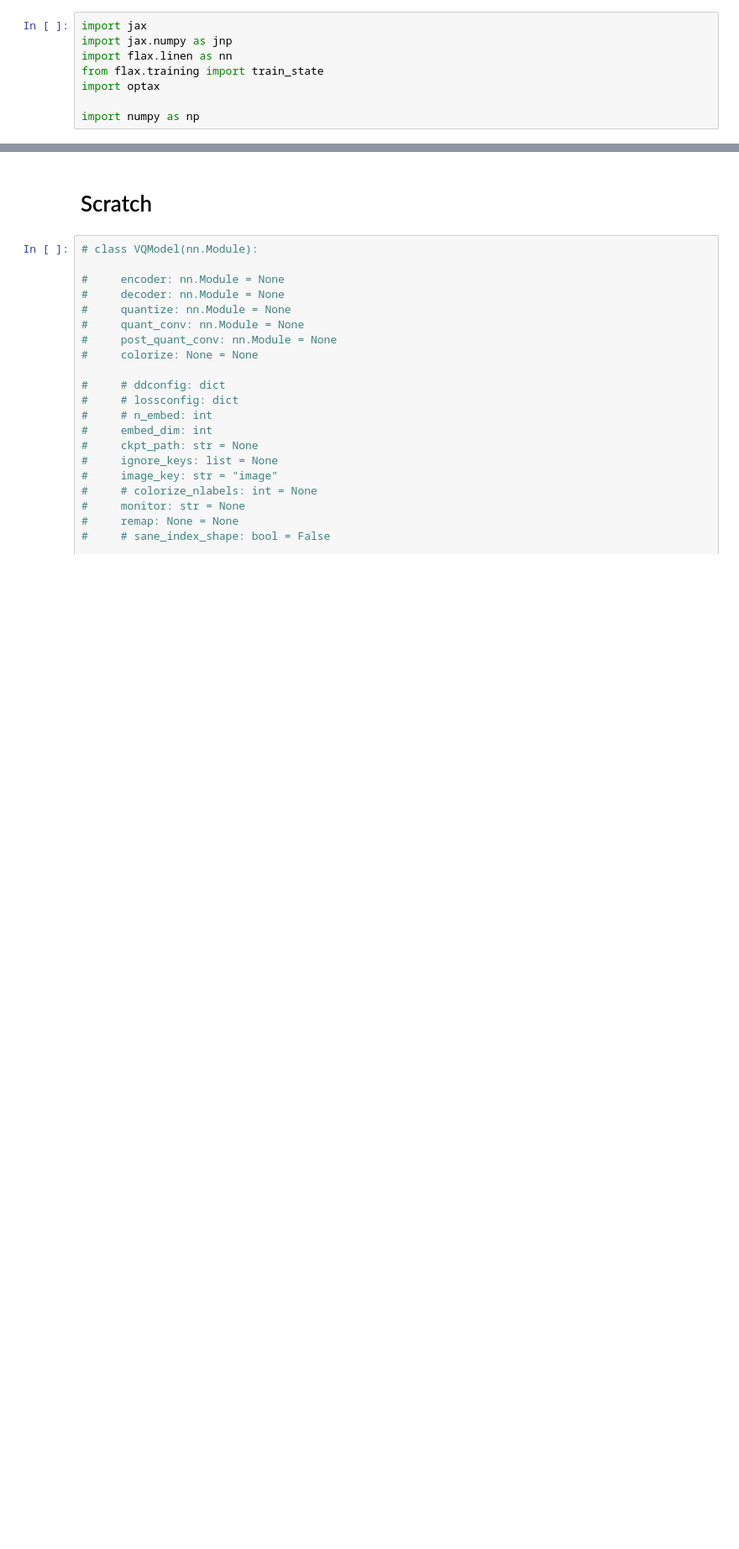
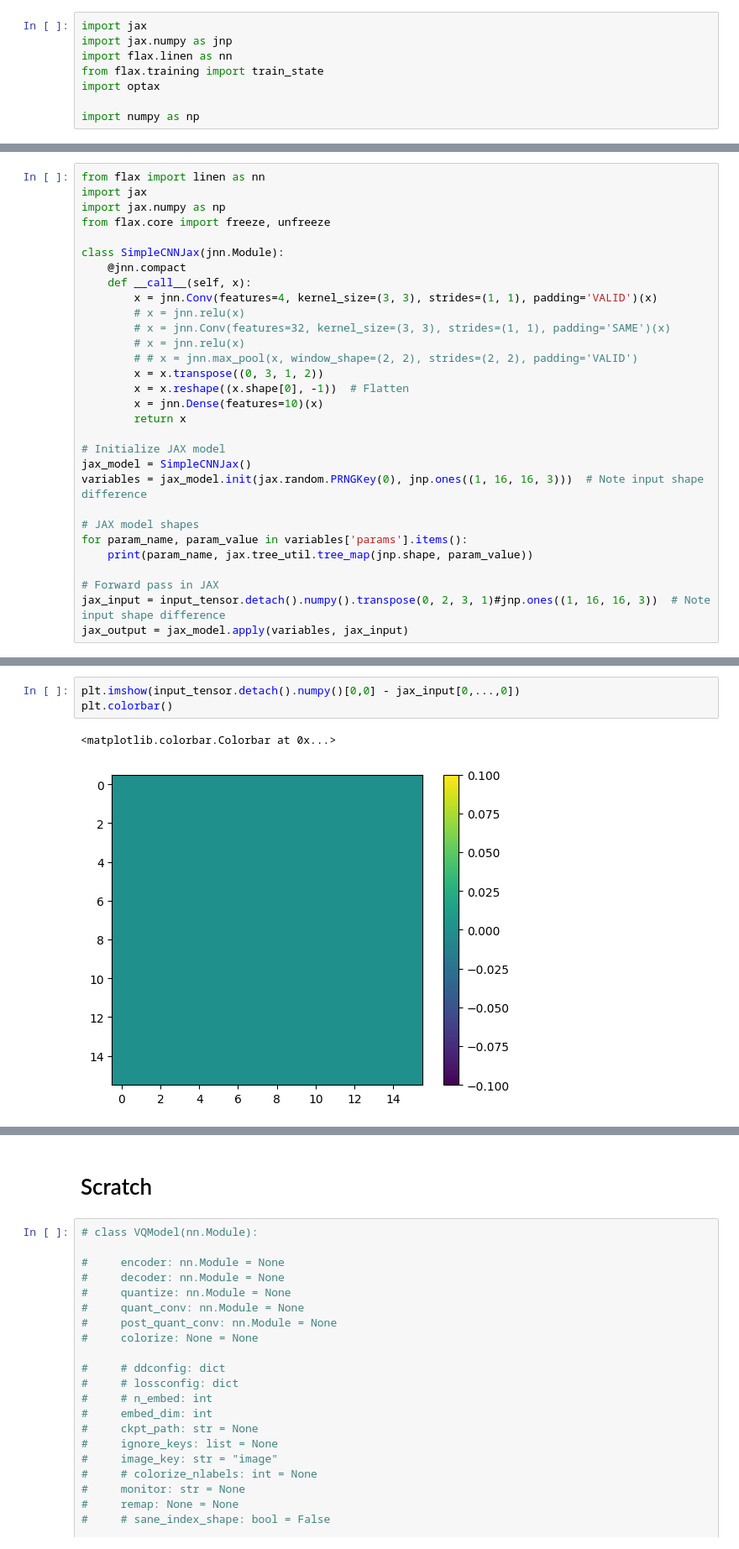
Before and after one commit to matthew9671/maskgit, a Jupyter notebook: torch_to_jax.ipynb, the cells around one changed output, grey strips where cells are left out. Shown at 84% size. Saved outputs shown, nothing was run; the diff lists cells and outputs as text; blank space fills up the shorter version.

```diff
--- a/torch_to_jax.ipynb
+++ b/torch_to_jax.ipynb
@@ -454,0 +493,30 @@ ipdb>  exit
+# %%
+from flax import linen as nn
+import jax
+import jax.numpy as np
+from flax.core import freeze, unfreeze
+
+class SimpleCNNJax(jnn.Module):
+    @jnn.compact
+    def __call__(self, x):
+        x = jnn.Conv(features=4, kernel_size=(3, 3), strides=(1, 1), padding='VALID')(x)
+        # x = jnn.relu(x)
+        # x = jnn.Conv(features=32, kernel_size=(3, 3), strides=(1, 1), padding='SAME')(x)
+        # x = jnn.relu(x)
+        # # x = jnn.max_pool(x, window_shape=(2, 2), strides=(2, 2), padding='VALID')
+        x = x.transpose((0, 3, 1, 2))
+        x = x.reshape((x.shape[0], -1))  # Flatten
+        x = jnn.Dense(features=10)(x)
+        return x
+
+# Initialize JAX model
+jax_model = SimpleCNNJax()
+variables = jax_model.init(jax.random.PRNGKey(0), jnp.ones((1, 16, 16, 3)))  # Note input shape difference
+
+# JAX model shapes
+for param_name, param_value in variables['params'].items():
+    print(param_name, jax.tree_util.tree_map(jnp.shape, param_value))
+
+# Forward pass in JAX
+jax_input = input_tensor.detach().numpy().transpose(0, 2, 3, 1)#jnp.ones((1, 16, 16, 3))  # Note input shape difference
+jax_output = jax_model.apply(variables, jax_input)
@@ -454,0 +587,6 @@ ipdb>  exit
+# %%
+plt.imshow(input_tensor.detach().numpy()[0,0] - jax_input[0,...,0])
+plt.colorbar()
+# %% [output]
+<matplotlib.colorbar.Colorbar at 0x...>
+[figure, added]
```
Also changed, not shown: parts of 15 cells of this notebook.
